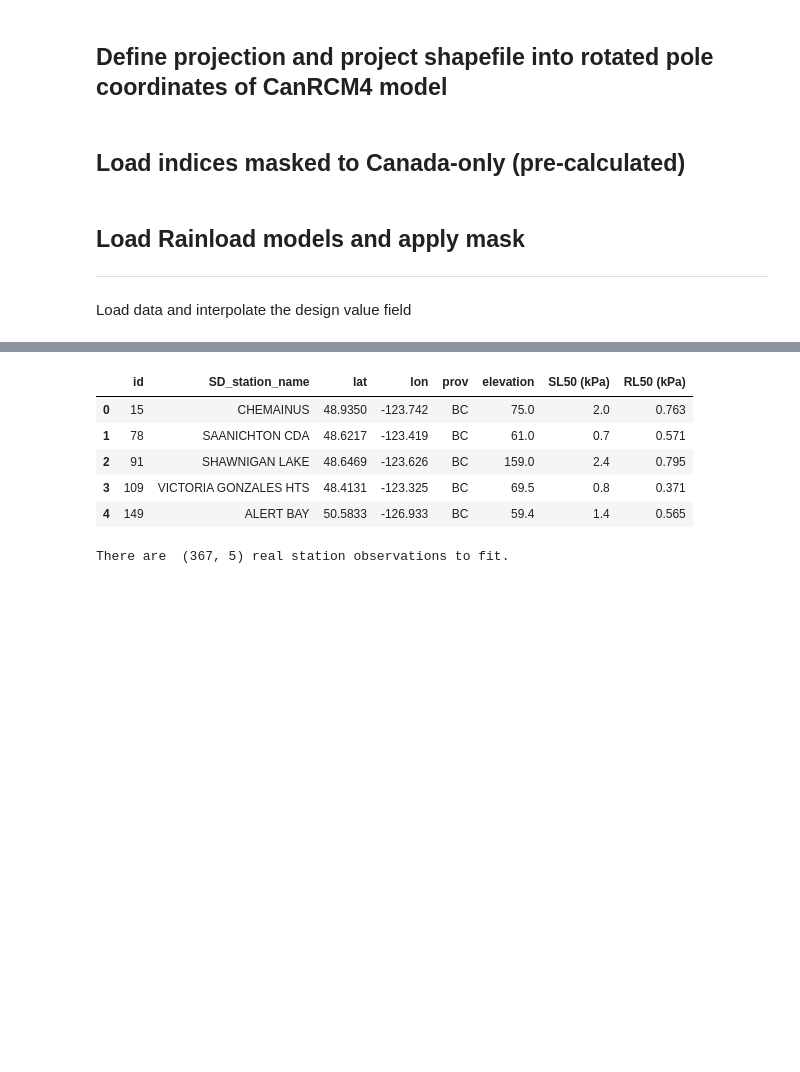
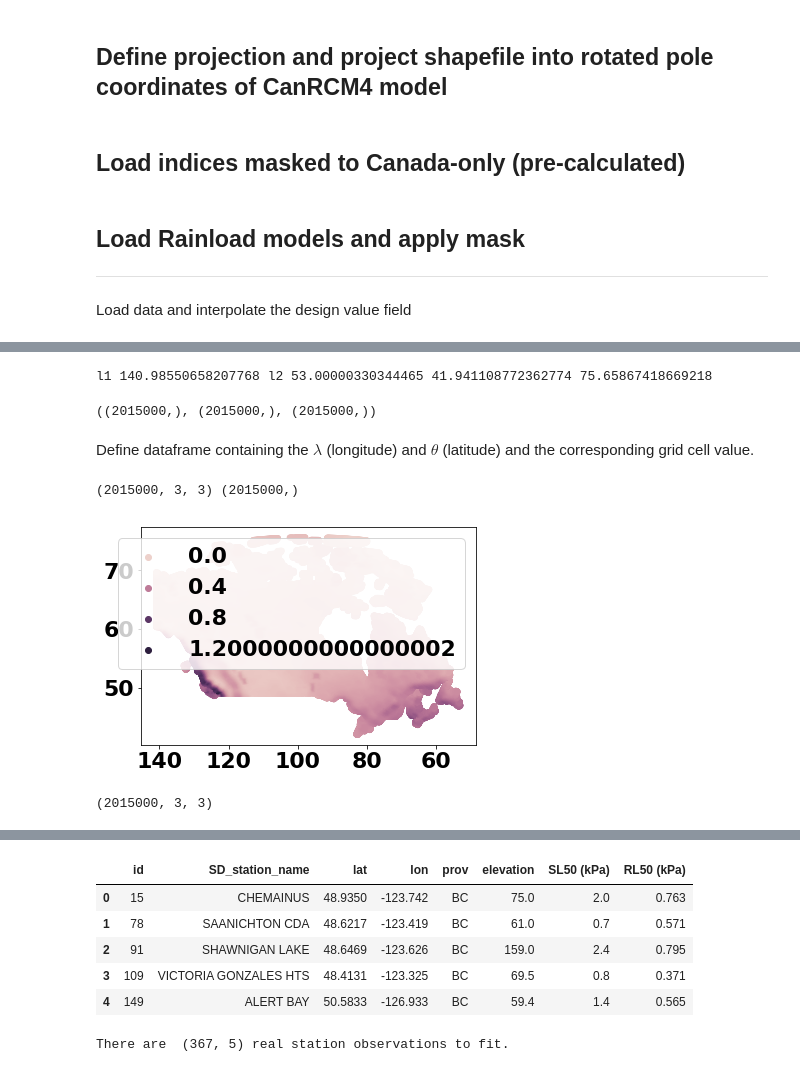
Before and after one commit to pacificclimate/climpyrical, a Jupyter notebook: notebooks/harmonics.ipynb, the cells around one changed output, grey strips where cells are left out. Saved outputs shown, nothing was run; the diff lists cells and outputs as text; code cells hidden in the pictures; blank space fills up the shorter version.

Commit message:
Improves plotting, fixes error in lat/lon bounds and adds boundary masking

```diff
--- a/notebooks/harmonics.ipynb
+++ b/notebooks/harmonics.ipynb
@@ -57,18 +59,8 @@ iens = interp_dict['iens'][:, midx_shp].T
 # %%
-lon, lat = interp_dict['irlat_ens'], interp_dict['irlon_ens']
+lon, lat = interp_dict['irlon_ens'], interp_dict['irlat_ens']
 p = Proj(prj4crs, preserve_units=True)
 nlon, nlat = p(lon, lat, inverse=True)
 olon, olat = p(nlon, nlat)
 
-# to = {'init':'epsg:4326'}#'+proj=longlat +init=4326'
-# fro = prj4crs#'+proj=ob_tran +o_proj=longlat +lon_0=-97 +o_lat_p=42.5 +a=1 +to_meter=0.0174532925199 +no_defs'
-
-# coords = to_rotated(interp_dict['irlat_ens'][midx_shp], interp_dict['irlon_ens'][midx_shp], to, fro)
-# lat_ens, lon_ens = coords['rlat_obs'], coords['rlon_obs']
-
-# coords['rlon_obs'].min(), coords['rlon_obs'].max(), coords['rlat_obs'].min(), coords['rlat_obs'].max()
-
 nlon = -nlon
-
-# interp_dict['irlat_ens'][midx_shp].max()
-# import pyproj
+nlat[midx_shp].min(), nlat[midx_shp].max(), nlon[midx_shp].min(), nlon[midx_shp].max()
@@ -75,8 +71,11 @@ nlon = -nlon
 # %%
-t1, t2 = np.deg2rad(nlat.min()), np.deg2rad(nlat.max())
-l2, l1 = np.deg2rad(nlon.min()), np.deg2rad(nlon.max())
+t1, t2 = np.deg2rad(nlat[midx_shp].min()), np.deg2rad(nlat[midx_shp].max())
+l2, l1 = np.deg2rad(nlon[midx_shp].min()), np.deg2rad(nlon[midx_shp].max())
 
-# print("l1", l1, "l2", l2, t1, t2)
+ot1, ot2 = np.deg2rad(olat[midx_shp].min()), np.deg2rad(olat[midx_shp].max())
+ol2, ol1 = np.deg2rad(olon[midx_shp].min()), np.deg2rad(olon[midx_shp].max())
+
+print("l1", np.rad2deg(l1), "l2", np.rad2deg(l2), np.rad2deg(t1), np.rad2deg(t2))
 
 def loncos(l, l1, l2):
     return np.cos(2*np.pi*(l1-l)/(l1-l2))
@@ -145,11 +144,13 @@ def f(n, l):
     if n == 3:
         return f3(l)
 
-hnm = np.ones((3, 3))
+hmn = np.ones((3, 3))
 def h(t, l):
     for n in np.arange(1, 4):
         for m in np.arange(1, 4):
-            hnm[n-1, m-1] = g(m, t)*f(n, l)
-    return hnm
+            hmn[m-1, n-1] = g(m, t)*f(n, l)
+    return hmn
 
-X = interp_dict['iens'].mean(axis=0)[midx_shp].copy()
+X = interp_dict['iens'].mean(axis=0).copy()
+# %% [output]
+l1 140.98550658207768 l2 53.00000330344465 41.941108772362774 75.65867418669218
@@ -186,0 +157,15 @@ dmn = d.reshape((d.shape[0], d.shape[1]*d.shape[2]))
+# %%
+xy = np.array([['a', 'b', 'c'],
+             ['d', 'e', 'f'],
+             ['g', 'h', 'i']])
+xy.reshape((1, 9))
+xy[:, 0]
+# m is vertical
+# n is horizontal
+# so, order of array reshaped is then:
+tuples = [(3,1),(2,1),(1,1),(3,2),(2,2),(1,2),(3,3),(2,3),(1,3)]
+X.shape, nlat.shape, nlon.shape
+# %% [output]
+((2015000,), (2015000,), (2015000,))
+# %% [markdown]
+Define dataframe containing the $\lambda$ (longitude) and $\theta$ (latitude) and the corresponding grid cell value.
@@ -186,0 +188,24 @@ dmn = d.reshape((d.shape[0], d.shape[1]*d.shape[2]))
+# %%
+# Populate the entries of the 3x3 matrix for h_mn
+d = np.ones((X.shape[0], hmn.shape[0], hmn.shape[1]))
+print(d.shape, X.shape)
+
+for i, cell in enumerate(X):
+    if bdryidx[i]:
+        cell = np.broadcast_to(cell, (hmn.shape))
+        d[i] = np.multiply(cell, h(coordf['ilat_ens'].values[i], coordf['ilon_ens'].values[i]))
+
+# Convert back to degrees
+coordf = coordf.apply(np.rad2deg, columns=['ilat_ens', 'ilon_ens'])
+# %% [output]
+(2015000, 3, 3) (2015000,)
+# %%
+# sns.scatterplot(coordf.ilon_ens, coordf.ilat_ens, hue=coordf.iens, linewidth=0)
+sns.scatterplot(nlon[midx_shp], nlat[midx_shp], hue=X[midx_shp], linewidth=0)
+plt.gca().invert_xaxis()
+# %% [output]
+[figure, added]
+# %%
+d.shape
+# %% [output]
+(2015000, 3, 3)
```
Also changed, not shown: parts of 22 cells of this notebook.
